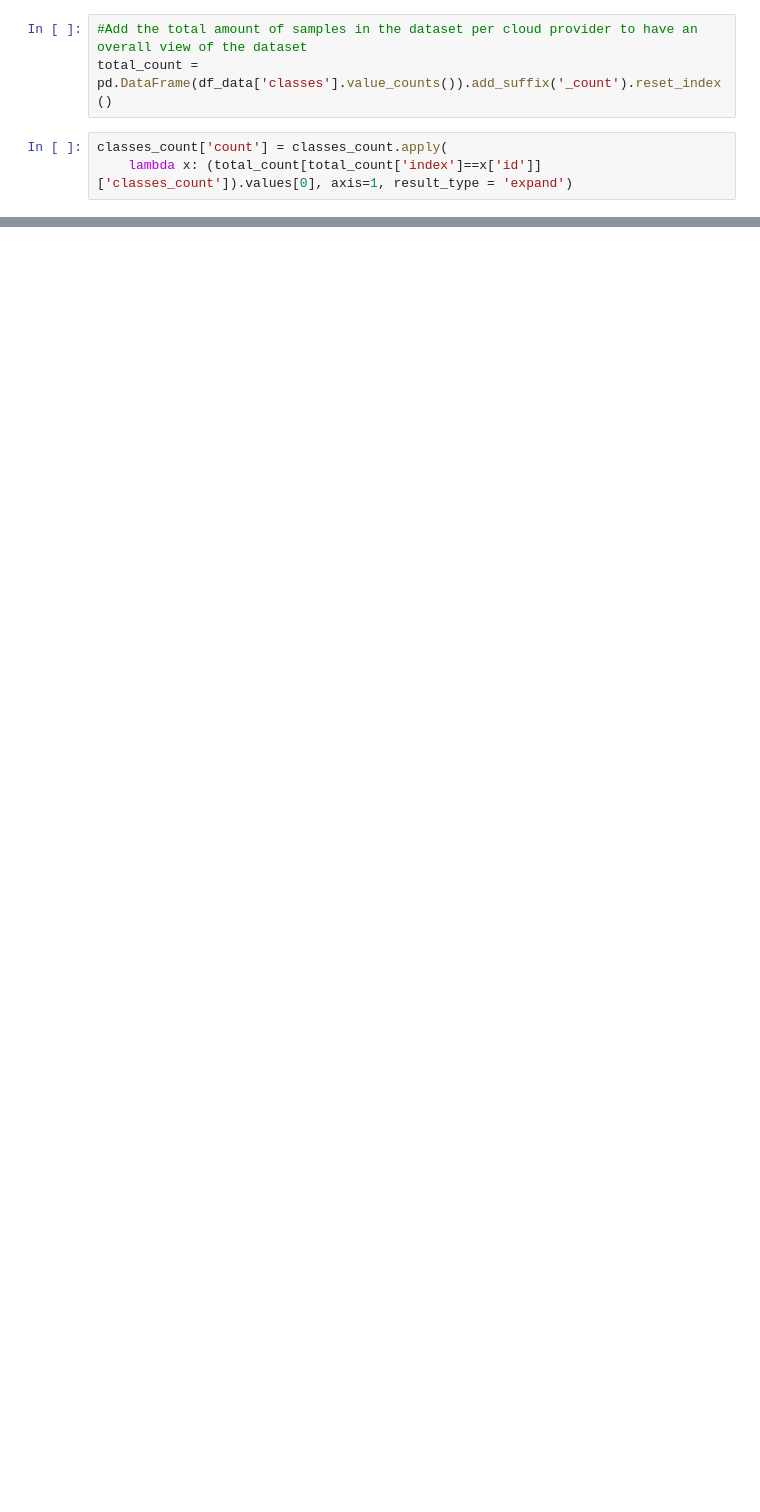
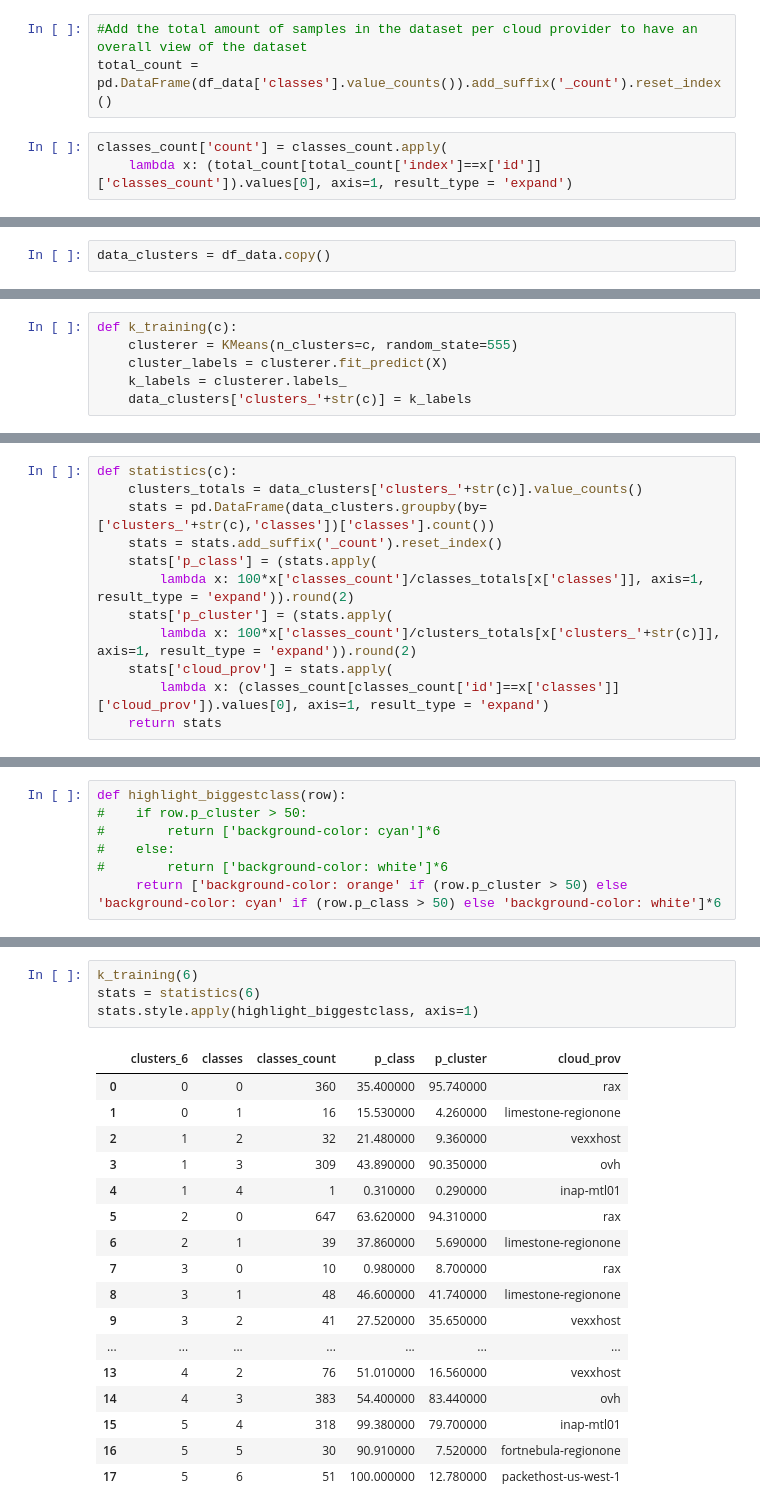
Before and after one commit to mtreinish/ciml, a Jupyter notebook: Clustering CIML.ipynb, the cells around one changed output, grey strips where cells are left out. Cells and saved outputs as stored; diff of their text form; blank space fills up the shorter version.

```diff
--- a/Clustering CIML.ipynb
+++ b/Clustering CIML.ipynb
@@ -303,0 +266,2 @@ stats.style.apply(highlight_biggestclass, axis=1)
+# %%
+data_clusters = df_data.copy()
@@ -303,0 +278,6 @@ stats.style.apply(highlight_biggestclass, axis=1)
+# %%
+def k_training(c):
+    clusterer = KMeans(n_clusters=c, random_state=555)
+    cluster_labels = clusterer.fit_predict(X)
+    k_labels = clusterer.labels_
+    data_clusters['clusters_'+str(c)] = k_labels
@@ -303,0 +292,12 @@ stats.style.apply(highlight_biggestclass, axis=1)
+# %%
+def statistics(c):
+    clusters_totals = data_clusters['clusters_'+str(c)].value_counts()
+    stats = pd.DataFrame(data_clusters.groupby(by=['clusters_'+str(c),'classes'])['classes'].count())
+    stats = stats.add_suffix('_count').reset_index()
+    stats['p_class'] = (stats.apply(
+        lambda x: 100*x['classes_count']/classes_totals[x['classes']], axis=1, result_type = 'expand')).round(2)
+    stats['p_cluster'] = (stats.apply(
+        lambda x: 100*x['classes_count']/clusters_totals[x['clusters_'+str(c)]], axis=1, result_type = 'expand')).round(2)
+    stats['cloud_prov'] = stats.apply(
+        lambda x: (classes_count[classes_count['id']==x['classes']]['cloud_prov']).values[0], axis=1, result_type = 'expand')
+    return stats
@@ -303,0 +306,7 @@ stats.style.apply(highlight_biggestclass, axis=1)
+# %%
+def highlight_biggestclass(row):
+#    if row.p_cluster > 50:
+#        return ['background-color: cyan']*6
+#    else:
+#        return ['background-color: white']*6
+     return ['background-color: orange' if (row.p_cluster > 50) else 'background-color: cyan' if (row.p_class > 50) else 'background-color: white']*6
@@ -303,0 +425,22 @@ stats.style.apply(highlight_biggestclass, axis=1)
+# %%
+k_training(6)
+stats = statistics(6)
+stats.style.apply(highlight_biggestclass, axis=1)
+# %% [output]
+|  | clusters_6 | classes | classes_count | p_class | p_cluster | cloud_prov |
+| 0 | 0 | 0 | 360 | 35.400000 | 95.740000 | rax |
+| 1 | 0 | 1 | 16 | 15.530000 | 4.260000 | limestone-regionone |
+| 2 | 1 | 2 | 32 | 21.480000 | 9.360000 | vexxhost |
+| 3 | 1 | 3 | 309 | 43.890000 | 90.350000 | ovh |
+| 4 | 1 | 4 | 1 | 0.310000 | 0.290000 | inap-mtl01 |
+| 5 | 2 | 0 | 647 | 63.620000 | 94.310000 | rax |
+| 6 | 2 | 1 | 39 | 37.860000 | 5.690000 | limestone-regionone |
+| 7 | 3 | 0 | 10 | 0.980000 | 8.700000 | rax |
+| 8 | 3 | 1 | 48 | 46.600000 | 41.740000 | limestone-regionone |
+| 9 | 3 | 2 | 41 | 27.520000 | 35.650000 | vexxhost |
+| ... | ... | ... | ... | ... | ... | ... |
+| 13 | 4 | 2 | 76 | 51.010000 | 16.560000 | vexxhost |
+| 14 | 4 | 3 | 383 | 54.400000 | 83.440000 | ovh |
+| 15 | 5 | 4 | 318 | 99.380000 | 79.700000 | inap-mtl01 |
+| 16 | 5 | 5 | 30 | 90.910000 | 7.520000 | fortnebula-regionone |
+| 17 | 5 | 6 | 51 | 100.000000 | 12.780000 | packethost-us-west-1 |
```
Also changed, not shown: parts of 59 cells of this notebook.
